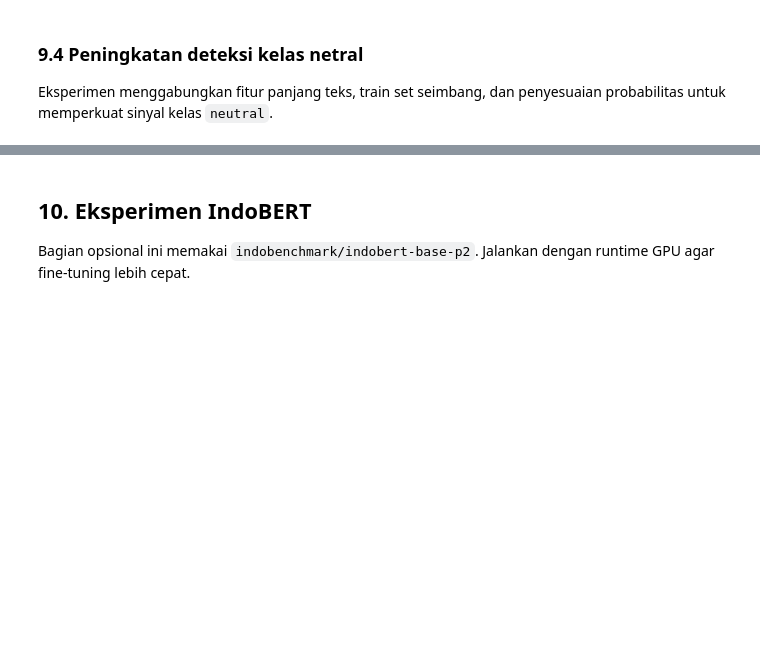
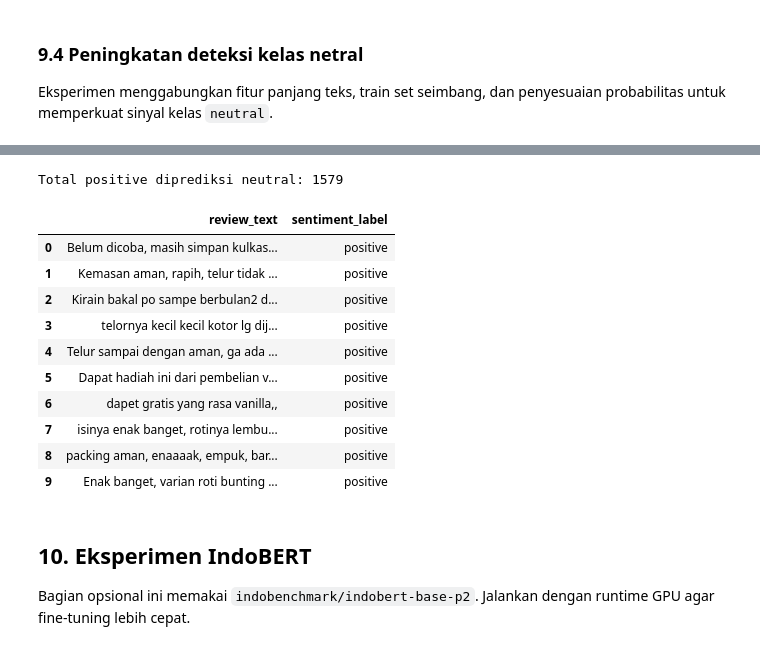
Before and after one commit to LuqmanSyah/tokopedia-review-sentiment, a Jupyter notebook: tokopedia_review_sentimen.ipynb, the cells around one changed output, grey strips where cells are left out. Drawn from its saved outputs; the diff is of its cells as text; code cells hidden in the pictures; blank space fills up the shorter version.

```diff
--- a/tokopedia_review_sentimen.ipynb
+++ b/tokopedia_review_sentimen.ipynb
@@ -685,7 +929,12 @@ enhanced_pipeline = Pipeline(
                         "tfidf",
                         TfidfVectorizer(max_features=3_000, ngram_range=(1, 2)),
                     ),
-                    ("stats", TextStats()),
+                    (
+                        "stats",
+                        Pipeline(
+                            [("length", TextStats()), ("scale", StandardScaler())]
+                        ),
+                    ),
                 ]
             ),
         ),
@@ -727,9 +976,13 @@ for bonus in neutral_bonus_candidates:
 neutral_bonus = float(neutral_bonus_candidates[np.argmax(validation_scores)])
 print(f"Bonus probabilitas neutral terpilih: {neutral_bonus:.2f}")
 
-X_test_enhanced = test_data["review_text"].apply(clean_text)
-started_at = perf_counter()
-y_probabilities = enhanced_pipeline.predict_proba(X_test_enhanced)
-y_probabilities[:, neutral_index] += neutral_bonus
-y_pred_enhanced = enhanced_pipeline.classes_[np.argmax(y_probabilities, axis=1)]
-enhanced_inference_seconds = perf_counter() - started_at
+def predict_enhanced(texts):
+    cleaned = [clean_text(text) for text in texts]
+    probabilities = enhanced_pipeline.predict_proba(cleaned)
+    probabilities[:, neutral_index] += neutral_bonus
+    return enhanced_pipeline.classes_[np.argmax(probabilities, axis=1)]
+
+
+y_pred_enhanced_validation, enhanced_inference_seconds = measure_inference(
+    predict_enhanced, validation_data["review_text"]
+)
@@ -751,15 +1012,28 @@ plot_confusion(
 # %%
 positive_as_neutral_mask = (
-    (y_test.to_numpy() == "positive")
-    & (np.asarray(y_pred_enhanced) == "neutral")
+    (y_validation.to_numpy() == "positive")
+    & (np.asarray(y_pred_enhanced_validation) == "neutral")
 )
-positive_as_neutral = test_data.loc[
+positive_as_neutral = validation_data.loc[
     positive_as_neutral_mask,
     ["review_text", "sentiment_label"],
 ].reset_index(drop=True)
 
 print(f"Total positive diprediksi neutral: {len(positive_as_neutral)}")
 display(positive_as_neutral.head(10))
+# %% [output]
+Total positive diprediksi neutral: 1579
+|  | review_text | sentiment_label |
+| 0 | Belum dicoba, masih simpan kulkas... | positive |
+| 1 | Kemasan aman, rapih, telur tidak ... | positive |
+| 2 | Kirain bakal po sampe berbulan2 d... | positive |
+| 3 | telornya kecil kecil kotor lg dij... | positive |
+| 4 | Telur sampai dengan aman, ga ada ... | positive |
+| 5 | Dapat hadiah ini dari pembelian v... | positive |
+| 6 | dapet gratis yang rasa vanilla,, | positive |
+| 7 | isinya enak banget, rotinya lembu... | positive |
+| 8 | packing aman, enaaaak, empuk, bar... | positive |
+| 9 | Enak banget, varian roti bunting ... | positive |
 # %% [markdown]
 ## 10. Eksperimen IndoBERT
 
```
Also changed, not shown: parts of 39 cells of this notebook.
